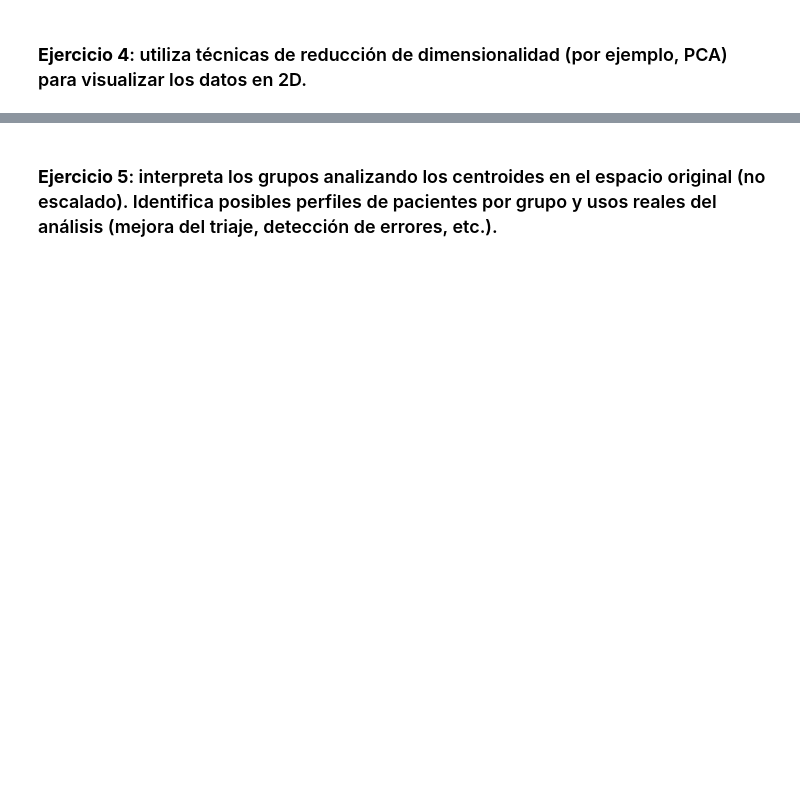
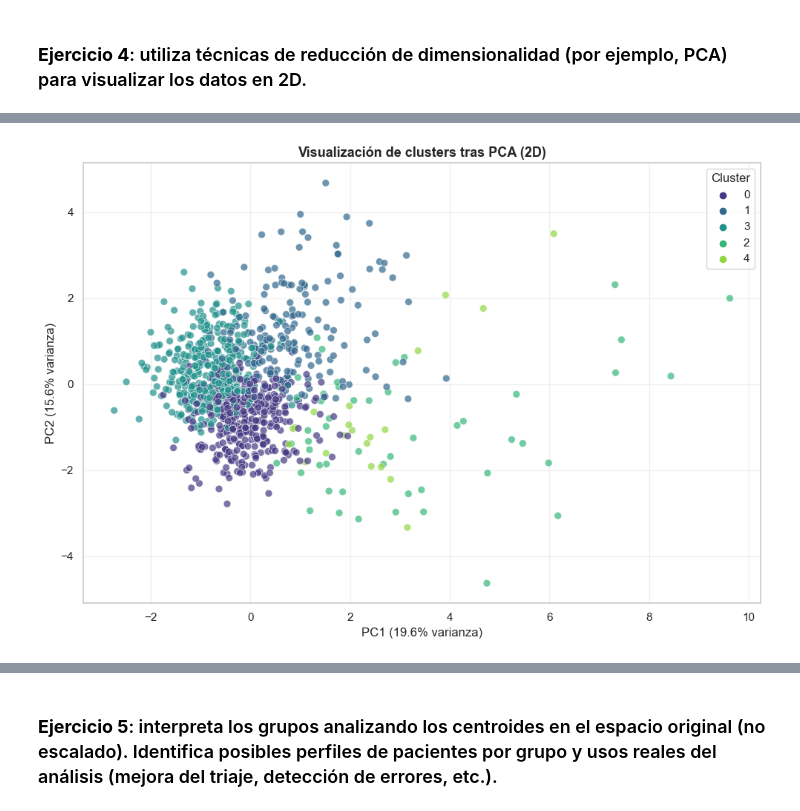
Before and after one commit to alex-rubino-fernandez/machine-learning-activities, a Jupyter notebook: act3-emergency-triage-clustering/gcd_aa2_act3_grupo_alexrubino.ipynb, the cells around one changed output, grey strips where cells are left out. Saved outputs shown, nothing was run; the diff lists cells and outputs as text; code cells hidden in the pictures; blank space fills up the shorter version.

```diff
--- a/act3-emergency-triage-clustering/gcd_aa2_act3_grupo_alexrubino.ipynb
+++ b/act3-emergency-triage-clustering/gcd_aa2_act3_grupo_alexrubino.ipynb
@@ -809,0 +981,15 @@ El escalado quedó correcto (media ≈ 0, desviación = 1 en todas las variables
+# %%
+from sklearn.decomposition import PCA
+
+# Aplicamos PCA a 2 componentes sobre la matriz híbrida (la misma usada en k-means)
+pca = PCA(n_components=2)
+X_pca = pca.fit_transform(X_hibrido)
+
+# Varianza explicada por cada componente
+varianza_pc1 = pca.explained_variance_ratio_[0]
+varianza_pc2 = pca.explained_variance_ratio_[1]
+varianza_total = varianza_pc1 + varianza_pc2
+
+print(f"Varianza explicada por PC1: {varianza_pc1:.2%}")
+print(f"Varianza explicada por PC2: {varianza_pc2:.2%}")
+print(f"Varianza explicada total (PC1 + PC2): {varianza_total:.2%}")
@@ -809,0 +1004,27 @@ El escalado quedó correcto (media ≈ 0, desviación = 1 en todas las variables
+# %%
+# Creamos un DataFrame con las componentes y las etiquetas de cluster
+df_pca = pd.DataFrame({
+    'PC1': X_pca[:, 0],
+    'PC2': X_pca[:, 1],
+    'Cluster': df_resultados['Cluster'].astype(str)  # str para que se trate como categórico
+})
+
+# Visualización
+plt.figure(figsize=(10, 7))
+sns.scatterplot(
+    data=df_pca,
+    x='PC1', y='PC2',
+    hue='Cluster',
+    palette='viridis',
+    alpha=0.7,
+    s=50
+)
+plt.title('Visualización de clusters tras PCA (2D)', fontsize=13, fontweight='bold')
+plt.xlabel(f'PC1 ({varianza_pc1:.1%} varianza)')
+plt.ylabel(f'PC2 ({varianza_pc2:.1%} varianza)')
+plt.legend(title='Cluster', loc='best')
+plt.grid(alpha=0.3)
+plt.tight_layout()
+plt.show()
+# %% [output]
+[figure, added]
```
Also changed, not shown: parts of 21 cells of this notebook, 1 other file.
